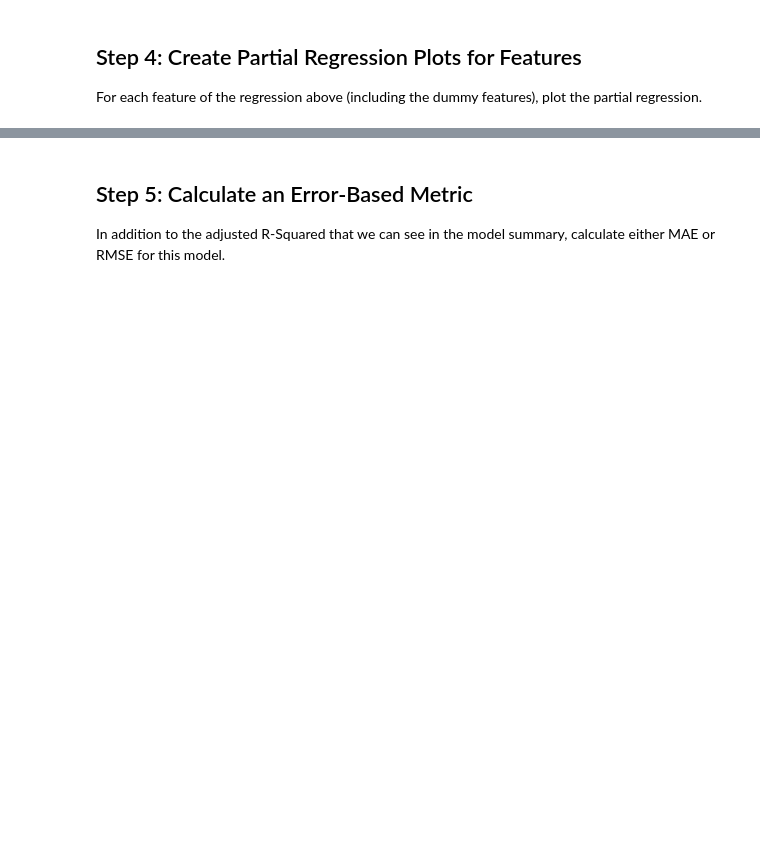
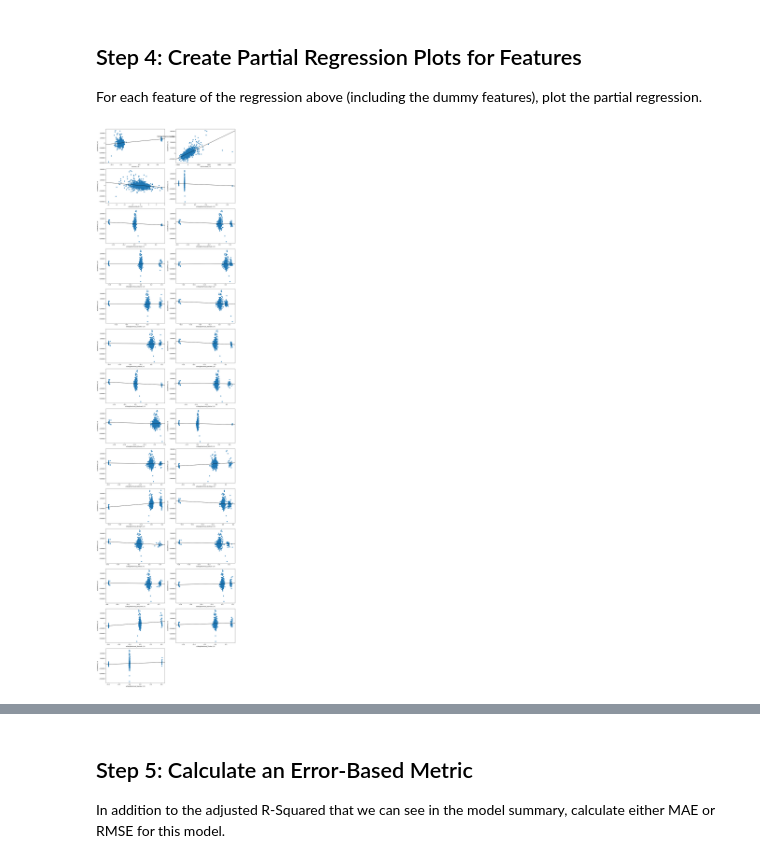
Before and after one commit to mojay6111/DSC_Phase_3_Week_1, a Jupyter notebook: Cat_Var_Reg_lab/cat_var_lab.ipynb, the cells around one changed output, grey strips where cells are left out. Saved outputs shown, nothing was run; the diff lists cells and outputs as text; code cells hidden in the pictures; blank space fills up the shorter version.

```diff
--- a/Cat_Var_Reg_lab/cat_var_lab.ipynb
+++ b/Cat_Var_Reg_lab/cat_var_lab.ipynb
@@ -262,3 +326,6 @@ Choose the best-looking 3 out of 4 predictors to include in your model.
 Make sure that you one-hot encode your categorical predictor(s) (regardless of whether the current data type is a string or number) first.
 # %%
 # Your code here - prepare X and y, including one-hot encoding
+y = data["SalePrice"]
+X = data[['GrLivArea', 'BedroomAbvGr', 'Neighborhood']]
+X
@@ -265,2 +366,4 @@ Make sure that you one-hot encode your categorical predictor(s) (regardless of w
 # %%
 # Your answer here - which category or categories were dropped?
+X = pd.get_dummies(X, columns=["Neighborhood"], drop_first=True, dtype=int)
+X
@@ -267,2 +384,8 @@ Make sure that you one-hot encode your categorical predictor(s) (regardless of w
 # %%
 # Your code here - build a regression model and display results
+import statsmodels.api as sm
+
+model = sm.OLS(y, sm.add_constant(X))
+results = model.fit()
+
+print(results.summary())
@@ -272,3 +466,13 @@ Make sure that you one-hot encode your categorical predictor(s) (regardless of w
 For each feature of the regression above (including the dummy features), plot the partial regression.
 # %%
 # Your code here - create partial regression plots
+# %%
+import statsmodels.api as sm
+import matplotlib.pyplot as plt
+
+# Assuming 'results' is your OLS model object
+fig = sm.graphics.plot_partregress_grid(results, fig=plt.figure(figsize=(15, 60)))
+plt.tight_layout()
+plt.show()
+# %% [output]
+[figure, added]
```
Also changed, not shown: parts of 19 cells of this notebook, 16 other files.
